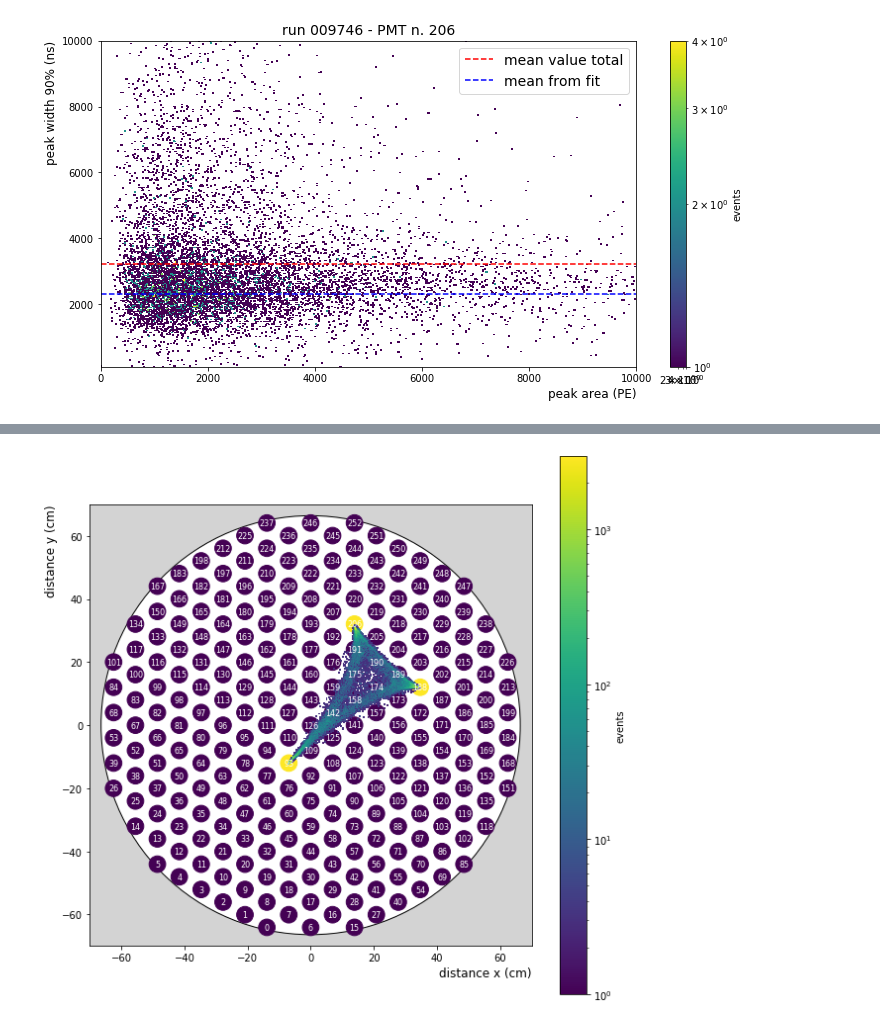
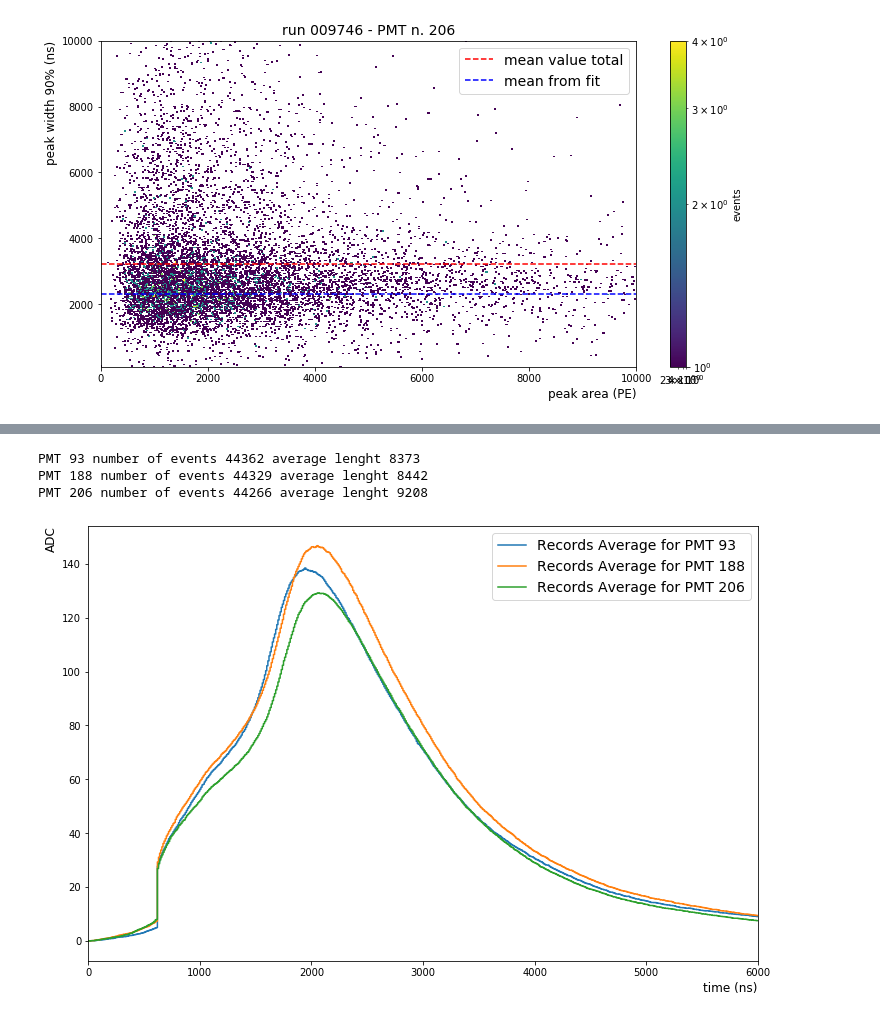
Before and after one commit to valerioda/xenon-note, a Jupyter notebook: fast_response_analysis/anode_test_s2_selection.ipynb, the cells around one changed output, grey strips where cells are left out. Saved outputs shown, nothing was run; the diff lists cells and outputs as text; code cells hidden in the pictures.

Commit message:
Note on S2 study with Kr83m data

```diff
--- a/fast_response_analysis/anode_test_s2_selection.ipynb
+++ b/fast_response_analysis/anode_test_s2_selection.ipynb
@@ -126,3 +119,3 @@ division n. 9, tot. events 8566987, selected events: 66135 45206, time to proces
 # %%
-mdata = ssu.merge_records(run_id2, PMTs, ndiv = 10)
+mdata = ssu.merge_records(run_id, PMTs, ndiv = 10)
 # %% [output]
@@ -229,4 +279,37 @@ PMT n. 206 events 9496
+# %%
+def average_records(run_id, PMTs, position = False, distance = 8 ):
+    mdata = pd.read_hdf(f'data/merged_records_run{run_id}.h5')
+    mdata = mdata[(mdata['area']>500)&(mdata['drift_time']>0)&((mdata['s2_time']-mdata['s1_endtime'])>200)]
+    dt = 10
+    positions = straxen.pmt_positions()
+    plt.figure(figsize=(12,8))
+    for PMT in PMTs:
+        mdata1 = mdata[mdata['channel']==PMT]
+        pos_x = np.float(positions['x'][positions['i']==PMT])
+        pos_y = np.float(positions['y'][positions['i']==PMT])
+        if position:
+            mdata1 = mdata1[(mdata1['position_x']<pos_x+distance) & (mdata1['position_x']>pos_x-distance) &
+                            (mdata1['position_y']<pos_y+distance) & (mdata1['position_y']>pos_y-distance)]
+        data = np.array(mdata1['data'])
+        tt = np.array((mdata1['time'] - mdata1['event_time'])/dt,dtype=int)
+        lens = np.array([len(i) for i in data])
+        #mask = np.arange(lens.max()) < lens[:,None]
+        mask = np.arange(lens.max()+tt.max())
+        mask = (mask < lens[:,None]+tt[:,None]) & (mask >= tt[:,None])
+        ndata = np.zeros(mask.shape, dtype=data.dtype)
+        ndata[mask] = np.concatenate(data)
+        avg_wf = ndata.mean(axis=0)
+        print('PMT',PMT,'number of events',len(ndata),'average lenght',len(avg_wf))
+        dts = np.arange(0,len(avg_wf)*dt,dt)
+        plt.plot( dts, avg_wf, drawstyle='steps',label=f'Records Average for PMT {PMT}')
+        plt.xlabel("time (ns)", ha='right', x=1,fontsize=12)
+        plt.ylabel("ADC", ha='right', y=1,fontsize=12)
+        plt.xlim(0,6000)
+        plt.legend(fontsize=14)
 # %%
-ssu.plot_positions(run_id, PMTs)
+average_records(run_id,PMTs)
 # %% [output]
+PMT 93 number of events 44362 average lenght 8373
+PMT 188 number of events 44329 average lenght 8442
+PMT 206 number of events 44266 average lenght 9208
-[figure, old version]
+[figure, new version]
```
Also changed, not shown: parts of 14 cells of this notebook, 22 other files.
